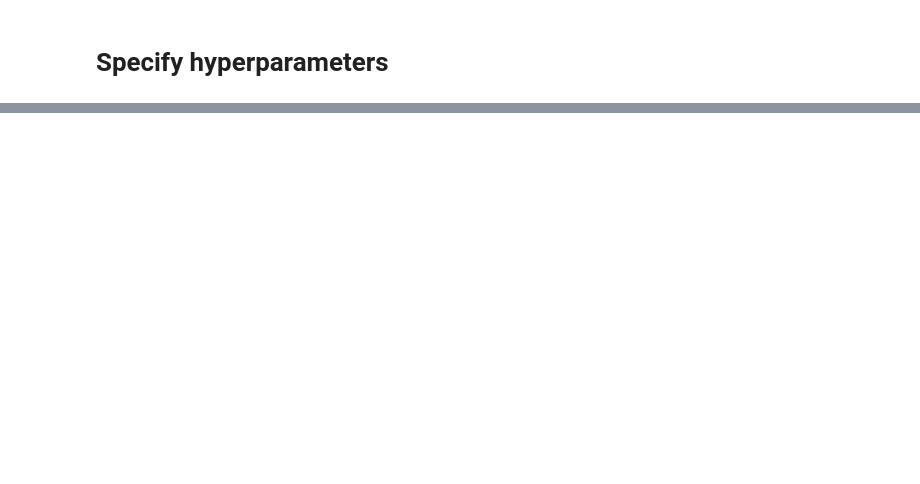
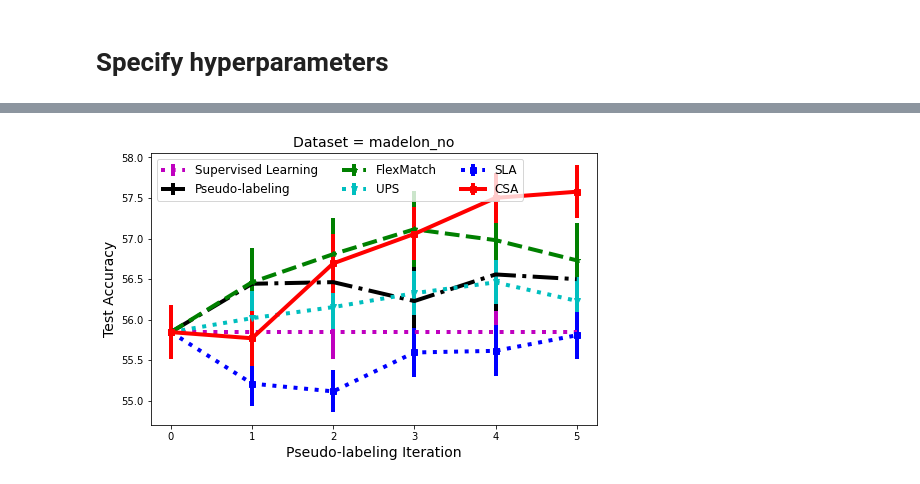
Before and after one commit to amzn/confident-sinkhorn-allocation, a Jupyter notebook: reproduce_experiments_Confident_Sinkhorn_Allocation.ipynb, the cells around one changed output, grey strips where cells are left out. Cells and saved outputs as stored; diff of their text form; code cells hidden in the pictures; blank space fills up the shorter version.

```diff
--- a/reproduce_experiments_Confident_Sinkhorn_Allocation.ipynb
+++ b/reproduce_experiments_Confident_Sinkhorn_Allocation.ipynb
@@ -48,7 +52,7 @@ SyntaxError: ignored
 # %% [markdown]
 # Specify hyperparameters
 # %%
-numTrials=5
+numTrials=10
 numIters=5
 confidence_choice='ttest'
 num_XGB_models=5
@@ -56,6 +60,8 @@ upper_threshold=0.8
 lower_threshold=0.2 # for UPS
 dataset_list=['analcatdata_authorship','dna_no','madelon_no','digits']
 algorithm_list=['supervised_learning','Pseudo_Labeling','FlexMatch','UPS','SLA','CSA']
+
+path_to_file='confident_sinkhorn_allocation/all_data.pickle'
 # %%
 def supervised_learning(x_train, y_train, x_test, y_test):
   param = {}
@@ -175,0 +480,5 @@ for tt in tqdm(range(numTrials)):
+# %%
+plot_result_comparison(numIters,Accuracy_Supervised_Learning,Accuracy_Pseudo_Labeling,\
+                        Accuracy_FlexMatch,Accuracy_UPS,Accuracy_SLA, Accuracy_CSA,  dataset_name)
+# %% [output]
+[figure, added]
```
Also changed, not shown: parts of 9 cells of this notebook.
